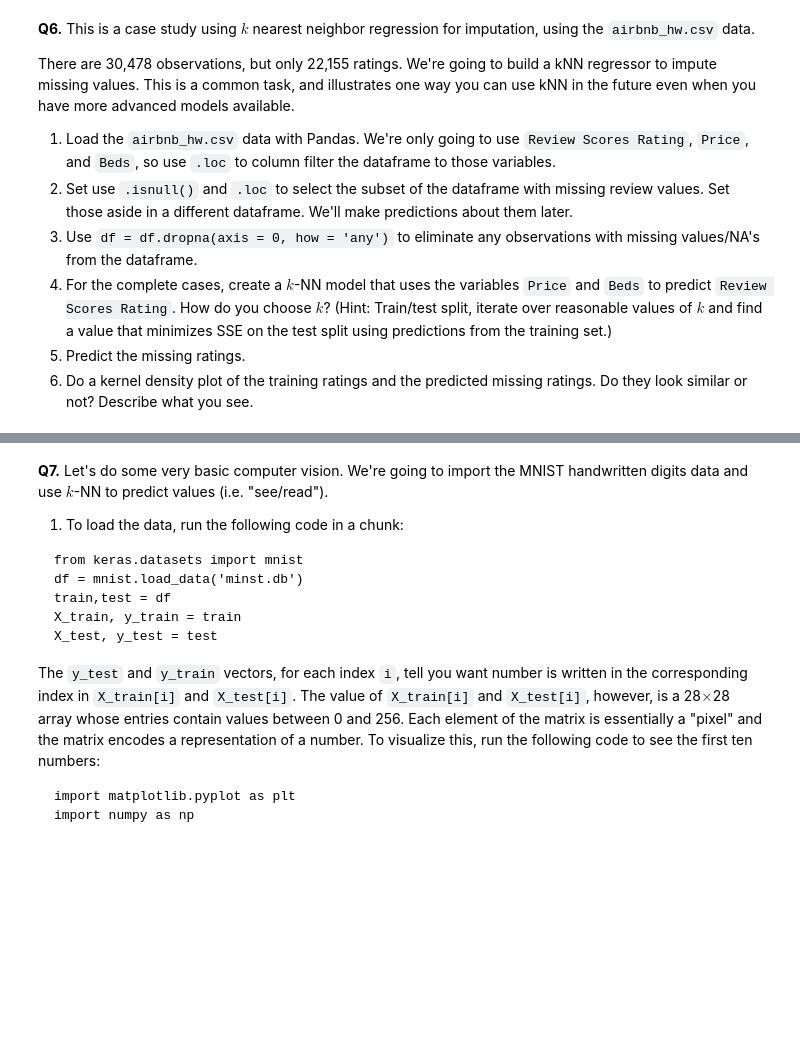
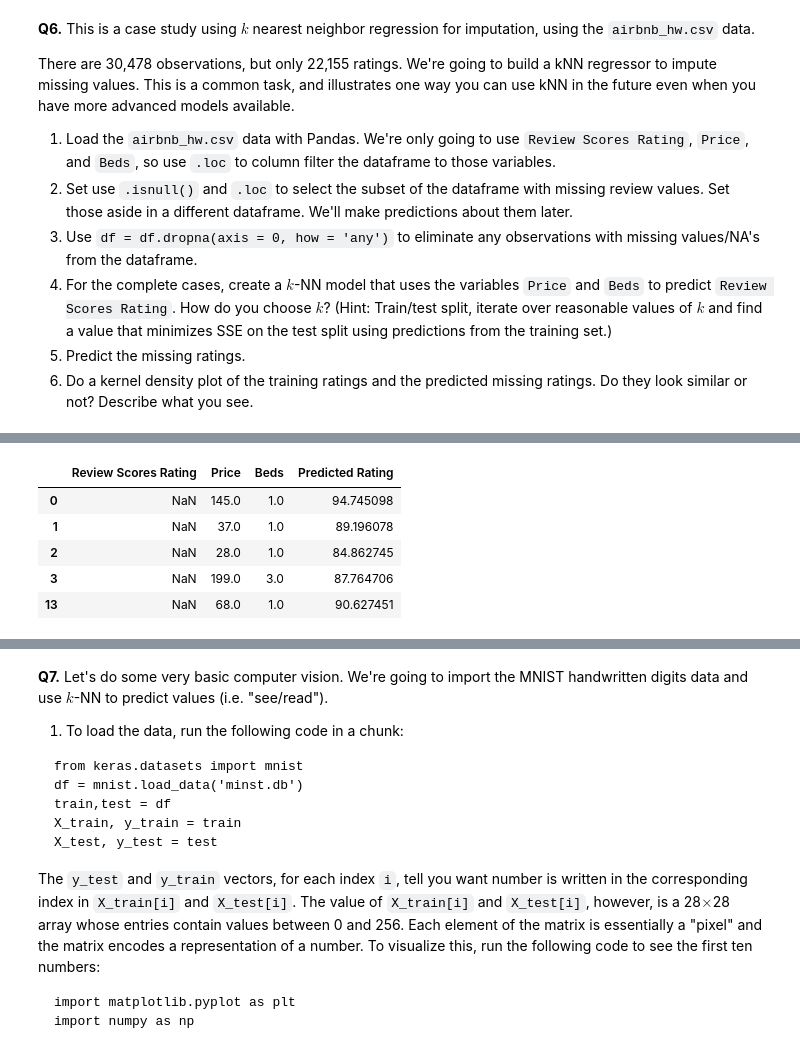
Before and after one commit to JasonYe05/undergrad_ml_assignments, a Jupyter notebook: 02_assignment_knn.ipynb, the cells around one changed output, grey strips where cells are left out. Saved outputs shown, nothing was run; the diff lists cells and outputs as text; code cells hidden in the pictures; blank space fills up the shorter version.

```diff
--- a/02_assignment_knn.ipynb
+++ b/02_assignment_knn.ipynb
@@ -243,0 +312,24 @@ There are 30,478 observations, but only 22,155 ratings. We're going to build a k
+# %%
+best_model = Pipeline([
+    ("scaler", StandardScaler()),
+    ("knn", KNeighborsRegressor(n_neighbors=best_k))
+])
+
+best_model.fit(df_complete[["Price", "Beds"]], df_complete["Review Scores Rating"])
+
+df_missing['Price'] = df_missing['Price'].astype(str).str.replace(',', '', regex=False).astype(float)
+
+df_missing_for_prediction = df_missing.dropna(subset=['Price', 'Beds']).copy()
+
+X_missing_for_prediction = df_missing_for_prediction[["Price", "Beds"]]
+pred_missing = best_model.predict(X_missing_for_prediction)
+
+df_missing.loc[df_missing_for_prediction.index, "Predicted Rating"] = pred_missing
+df_missing.head()
+# %% [output]
+|  | Review Scores Rating | Price | Beds | Predicted Rating |
+| 0 | NaN | 145.0 | 1.0 | 94.745098 |
+| 1 | NaN | 37.0 | 1.0 | 89.196078 |
+| 2 | NaN | 28.0 | 1.0 | 84.862745 |
+| 3 | NaN | 199.0 | 3.0 | 87.764706 |
+| 13 | NaN | 68.0 | 1.0 | 90.627451 |
```
Also changed, not shown: parts of 4 cells of this notebook.
